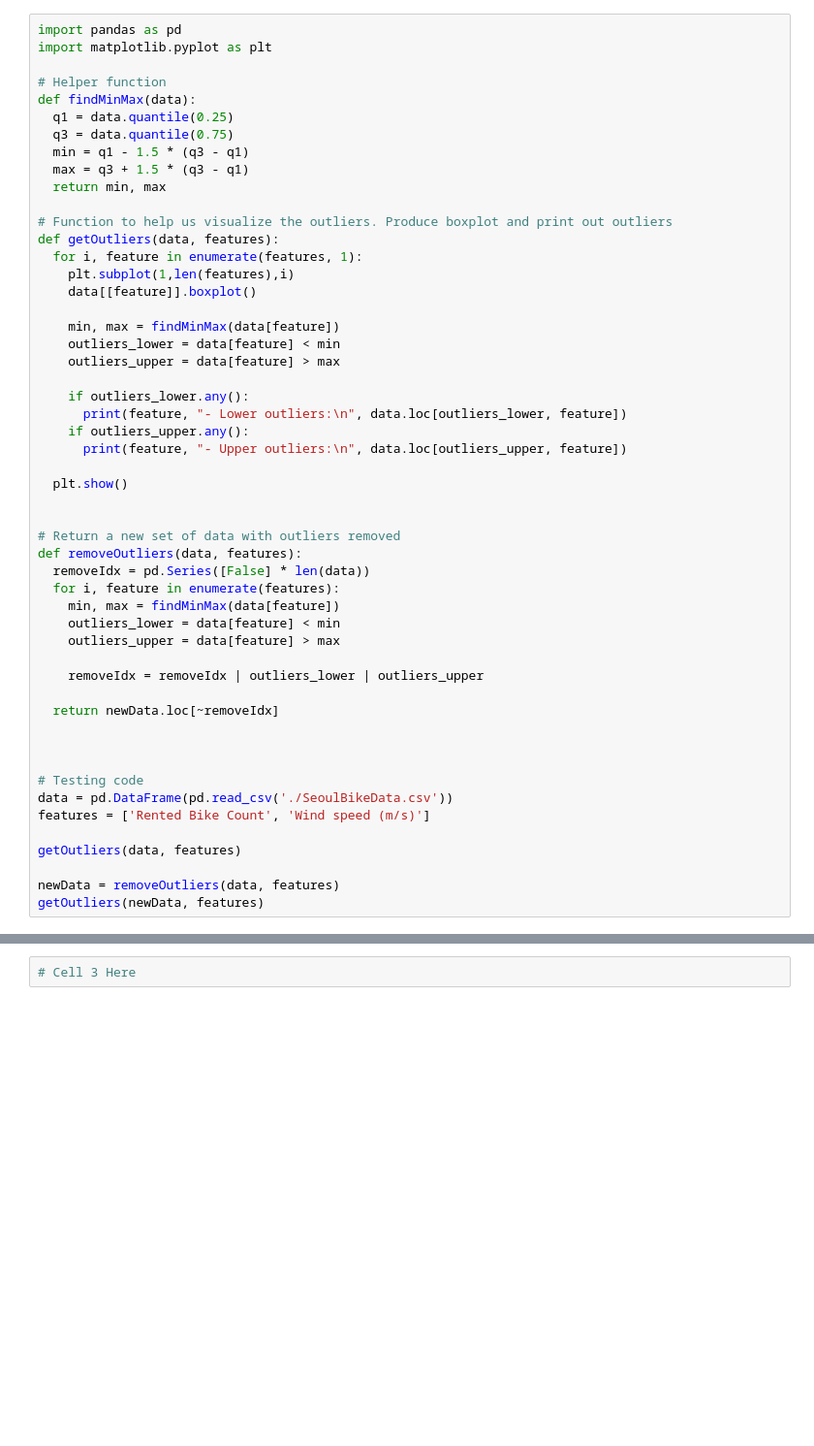
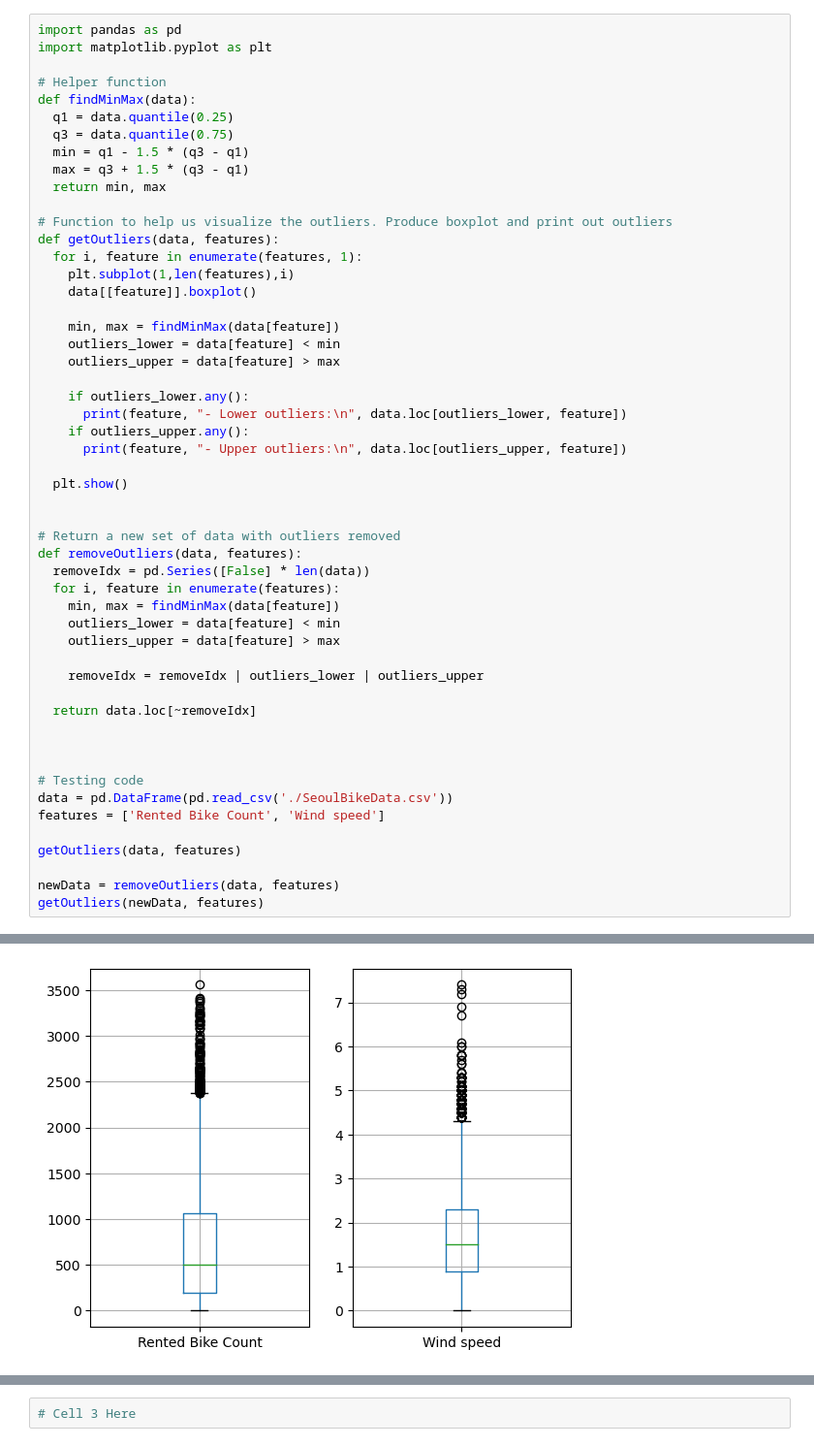
Before and after one commit to ccgawgon/UC_Davis_ML_Bikes, a Jupyter notebook: Bike_ML.ipynb, the cells around one changed output, grey strips where cells are left out. Shown at 97% size. Drawn from its saved outputs; the diff is of its cells as text; blank space fills up the shorter version.

```diff
--- a/Bike_ML.ipynb
+++ b/Bike_ML.ipynb
@@ -38,13 +38,13 @@ def removeOutliers(data, features):
 
     removeIdx = removeIdx | outliers_lower | outliers_upper
 
-  return newData.loc[~removeIdx]
+  return data.loc[~removeIdx]
 
 
 
 # Testing code
 data = pd.DataFrame(pd.read_csv('./SeoulBikeData.csv'))
-features = ['Rented Bike Count', 'Wind speed (m/s)']
+features = ['Rented Bike Count', 'Wind speed']
 
 getOutliers(data, features)
 
@@ -66,0 +71 @@ Name: Rented Bike Count, Length: 158, dtype: int64
+[figure, new version]
```
Also changed, not shown: parts of 3 cells of this notebook.
